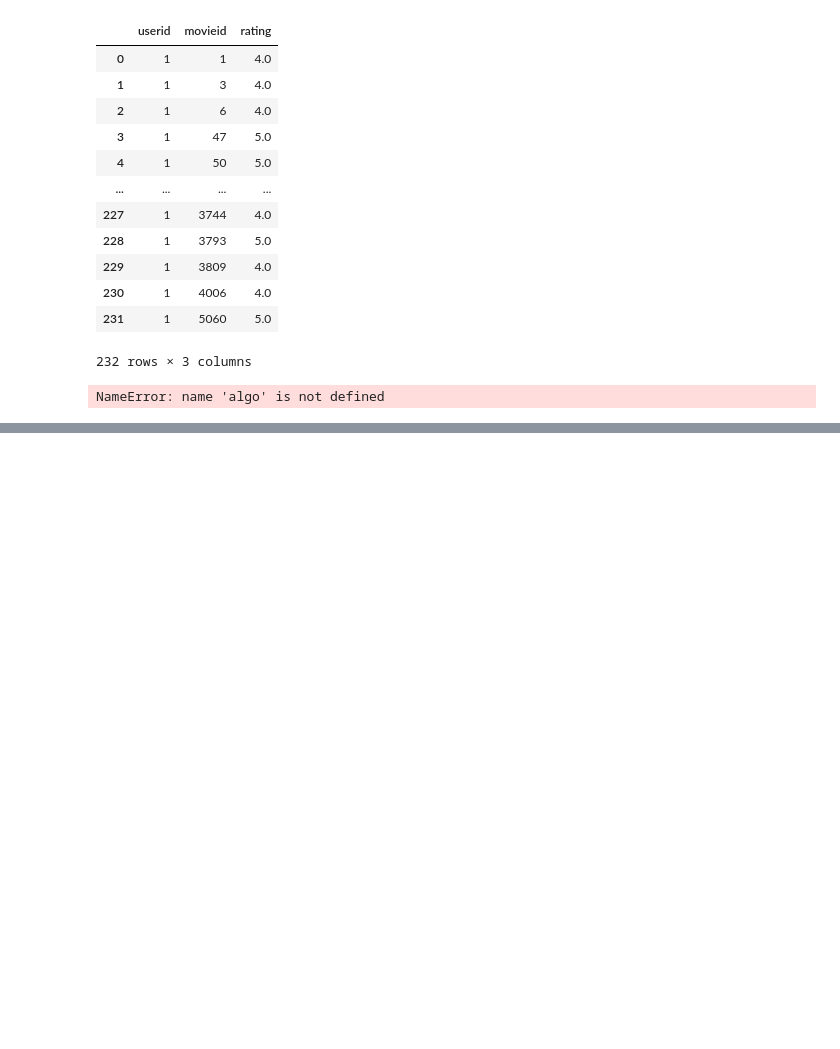
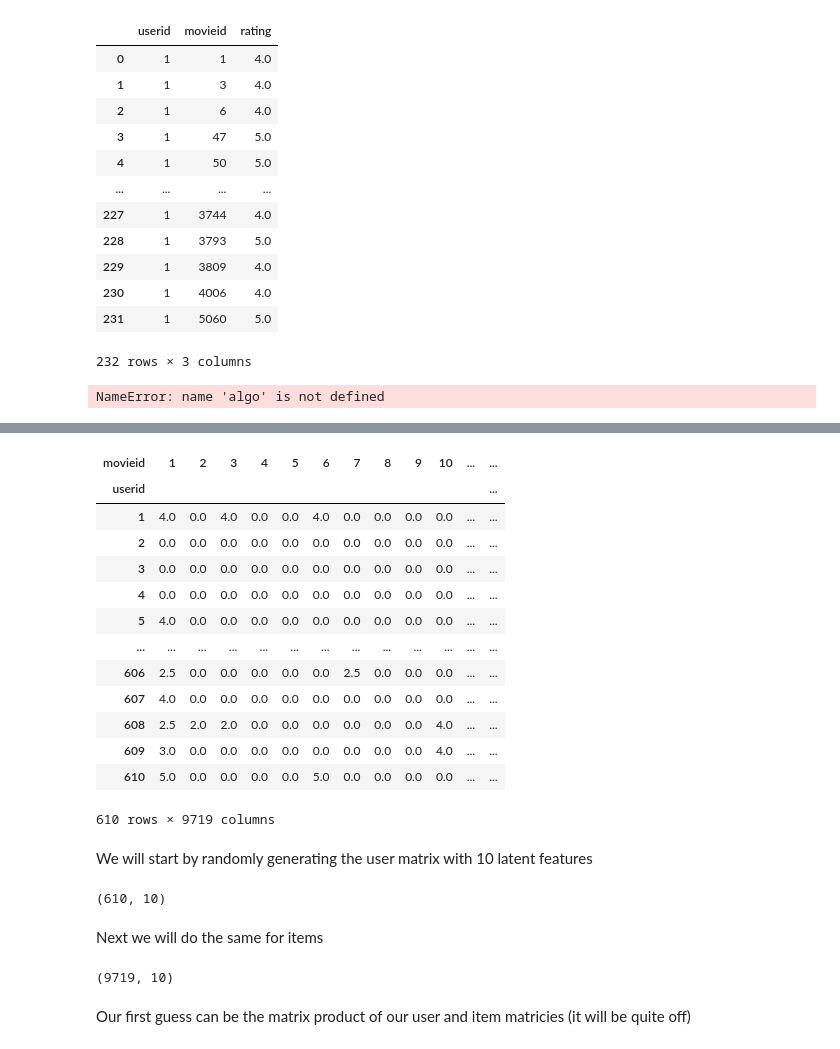
Before and after one commit to willmbennett/movie_rec_sys, a Jupyter notebook: index.ipynb, the cells around one changed output, grey strips where cells are left out. Saved outputs shown, nothing was run; the diff lists cells and outputs as text; code cells hidden in the pictures; blank space fills up the shorter version.

```diff
--- a/index.ipynb
+++ b/index.ipynb
@@ -582,0 +602,53 @@ NameError: name 'algo' is not defined
+# %%
+ratings_arr = df_ratings_clean.set_index('userid')
+ratings_arr
+# %% [output]
+| movieid | 1 | 2 | 3 | 4 | 5 | 6 | 7 | 8 | 9 | 10 | ... | ... |
+| userid |  |  |  |  |  |  |  |  |  |  |  | ... |
+| 1 | 4.0 | 0.0 | 4.0 | 0.0 | 0.0 | 4.0 | 0.0 | 0.0 | 0.0 | 0.0 | ... | ... |
+| 2 | 0.0 | 0.0 | 0.0 | 0.0 | 0.0 | 0.0 | 0.0 | 0.0 | 0.0 | 0.0 | ... | ... |
+| 3 | 0.0 | 0.0 | 0.0 | 0.0 | 0.0 | 0.0 | 0.0 | 0.0 | 0.0 | 0.0 | ... | ... |
+| 4 | 0.0 | 0.0 | 0.0 | 0.0 | 0.0 | 0.0 | 0.0 | 0.0 | 0.0 | 0.0 | ... | ... |
+| 5 | 4.0 | 0.0 | 0.0 | 0.0 | 0.0 | 0.0 | 0.0 | 0.0 | 0.0 | 0.0 | ... | ... |
+| ... | ... | ... | ... | ... | ... | ... | ... | ... | ... | ... | ... | ... |
+| 606 | 2.5 | 0.0 | 0.0 | 0.0 | 0.0 | 0.0 | 2.5 | 0.0 | 0.0 | 0.0 | ... | ... |
+| 607 | 4.0 | 0.0 | 0.0 | 0.0 | 0.0 | 0.0 | 0.0 | 0.0 | 0.0 | 0.0 | ... | ... |
+| 608 | 2.5 | 2.0 | 2.0 | 0.0 | 0.0 | 0.0 | 0.0 | 0.0 | 0.0 | 4.0 | ... | ... |
+| 609 | 3.0 | 0.0 | 0.0 | 0.0 | 0.0 | 0.0 | 0.0 | 0.0 | 0.0 | 4.0 | ... | ... |
+| 610 | 5.0 | 0.0 | 0.0 | 0.0 | 0.0 | 5.0 | 0.0 | 0.0 | 0.0 | 0.0 | ... | ... |
+610 rows × 9719 columns
+# %% [markdown]
+We will start by randomly generating the user matrix with 10 latent features
+# %%
+users = []
+seed(42)
+m_users = len(ratings_arr)
+
+# Random generation of values for the user matrix
+for _ in range(m_users):
+    user = []
+    for _ in range(10):
+        user.append(gs(0, 1))
+    users.append(user)
+users_arr = np.array(users)
+users_arr.shape
+# %% [output]
+(610, 10)
+# %% [markdown]
+Next we will do the same for items
+# %%
+items = []
+n_items = len(ratings_arr.columns)
+
+# Random generation of values for the item matrix
+for _ in range(n_items):
+    item = []
+    for _ in range(10):
+        item.append(gs(0, 1))
+    items.append(item)
+items_arr = np.array(items)
+items_arr.shape
+# %% [output]
+(9719, 10)
+# %% [markdown]
+Our first guess can be the matrix product of our user and item matricies (it will be quite off)
```
Also changed, not shown: parts of 25 cells of this notebook, 1 other file.
